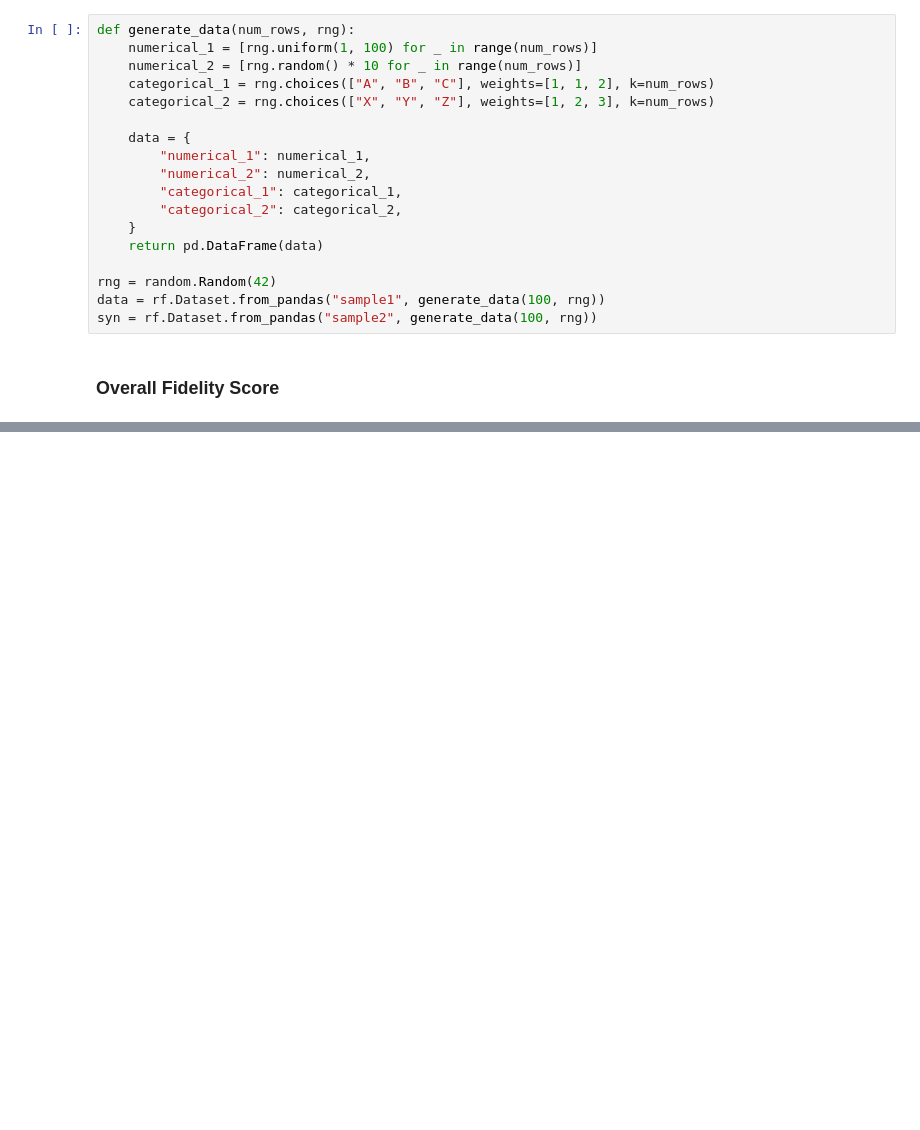
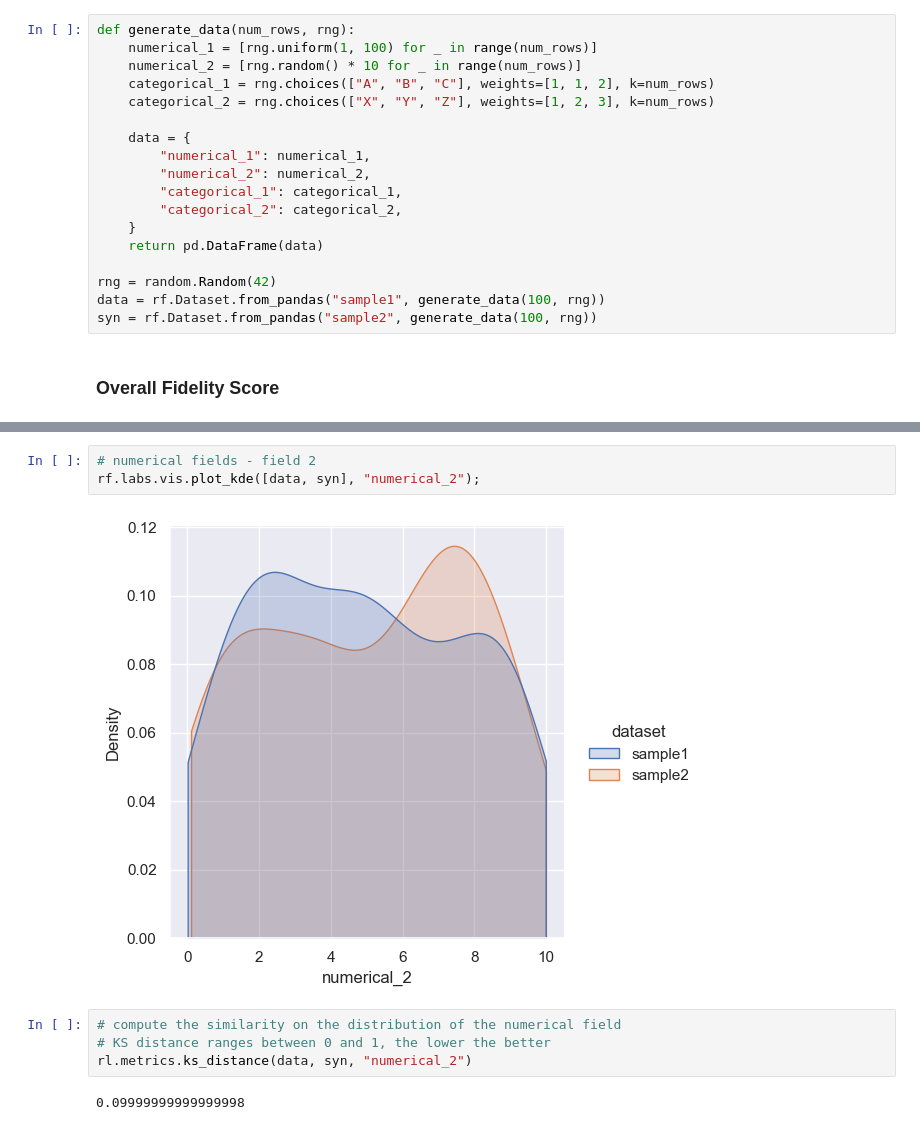
Before and after one commit to Rockfish-Data/public_tutorials, a Jupyter notebook: Getting Started/Data Evaluation/tabular_eval.ipynb, the cells around one changed output, grey strips where cells are left out. Cells and saved outputs as stored; diff of their text form; blank space fills up the shorter version.

```diff
--- a/Getting Started/Data Evaluation/tabular_eval.ipynb
+++ b/Getting Started/Data Evaluation/tabular_eval.ipynb
@@ -36,0 +78,11 @@ rf.labs.metrics.marginal_dist_score(dataset=data, syn=syn)
+# %%
+# numerical fields - field 2
+rf.labs.vis.plot_kde([data, syn], "numerical_2");
+# %% [output]
+[figure, added]
+# %%
+# compute the similarity on the distribution of the numerical field
+# KS distance ranges between 0 and 1, the lower the better
+rl.metrics.ks_distance(data, syn, "numerical_2")
+# %% [output]
+0.09999999999999998
```
Also changed, not shown: parts of 16 cells of this notebook, 1 other file.
